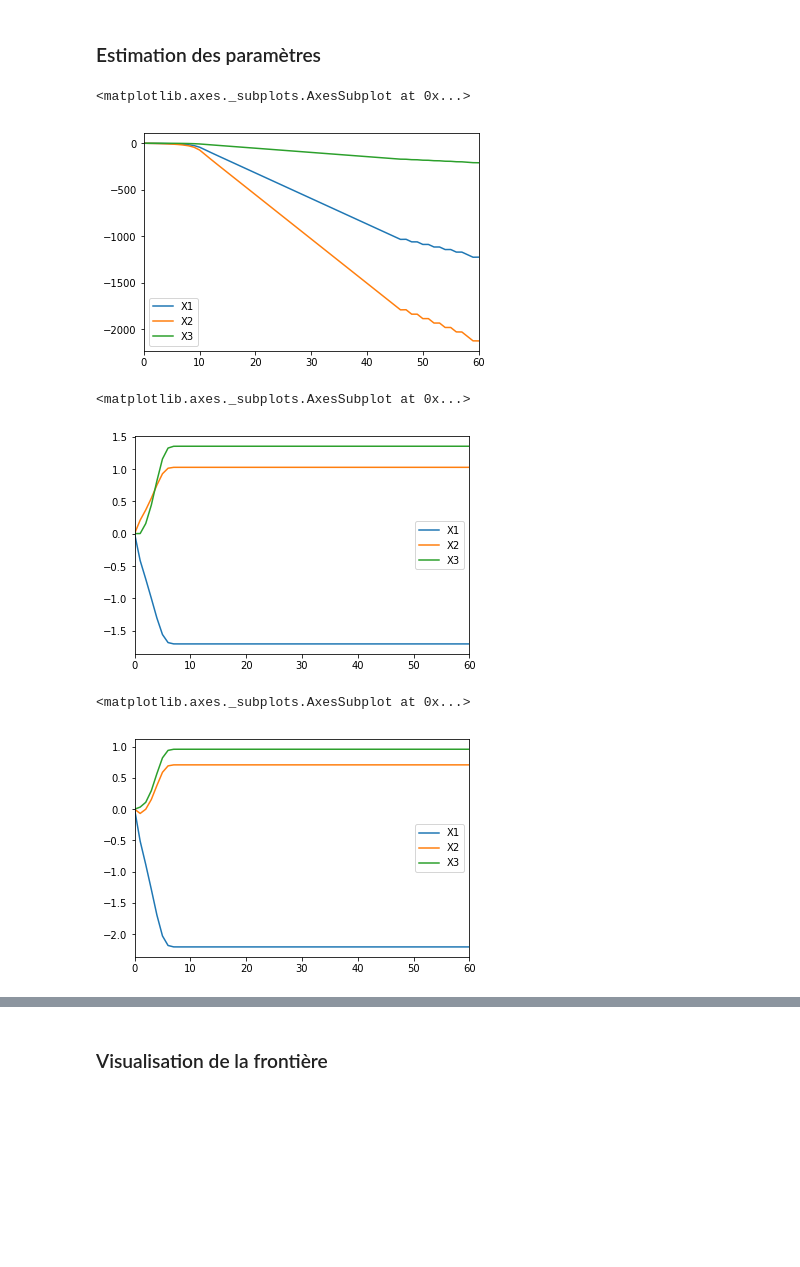
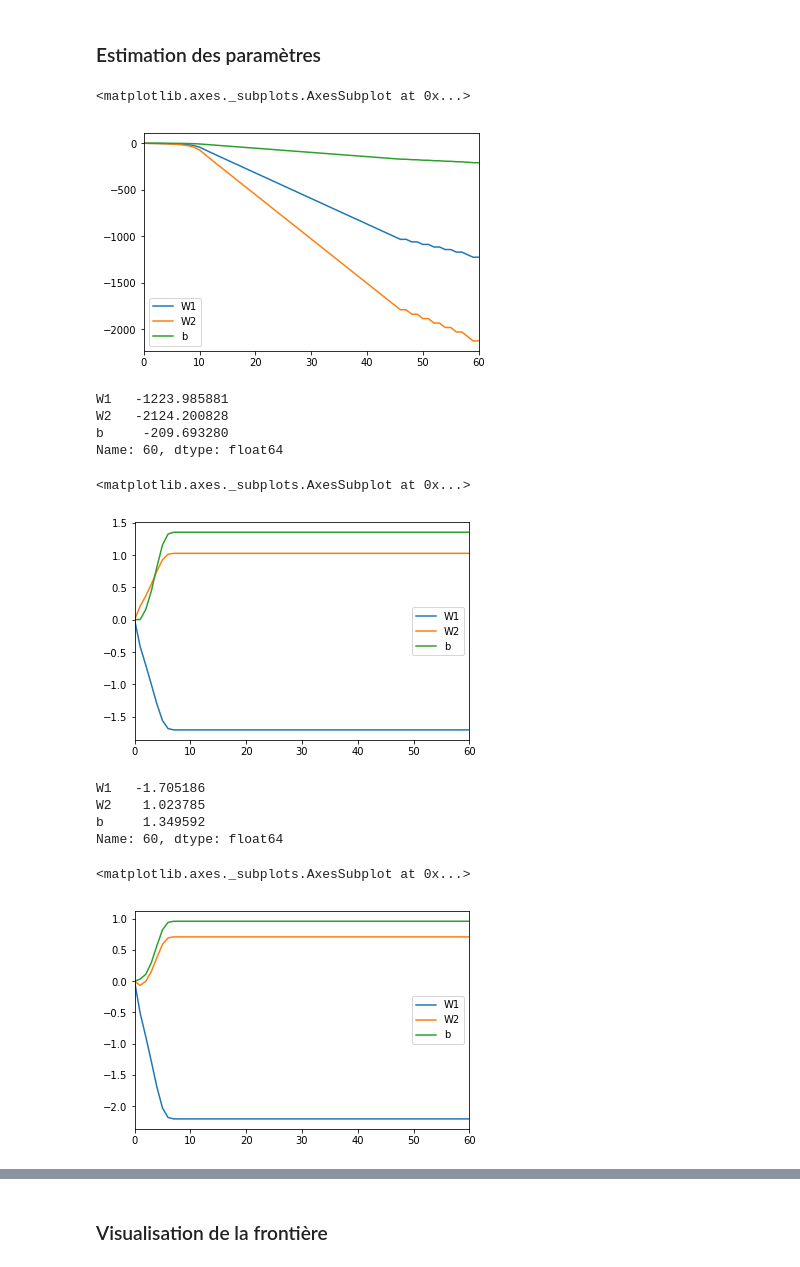
Before and after one commit to YoucefZemmouri/Graphical_Model_HMK1, a Jupyter notebook: Logistic_Regression.ipynb, the cells around one changed output, grey strips where cells are left out. Cells and saved outputs as stored; diff of their text form; code cells hidden in the pictures; blank space fills up the shorter version.

Commit message:
Graphic fixes

```diff
--- a/Logistic_Regression.ipynb
+++ b/Logistic_Regression.ipynb
@@ -47,22 +47,36 @@ def logistic_regression(X, y, max_iter, w_init):
 w_init = pd.Series([0,0,0], index = ["X1", "X2", "X3"])
 # %%
 w_t_A, w_A = logistic_regression(A_train[["X1","X2","X3"]], A_train.Y, 60, w_init)
-
+w_t_A.index = ["W1","W2","b"]
 w_t_A.T.plot()
 # %% [output]
 <matplotlib.axes._subplots.AxesSubplot at 0x...>
-[figure, old version]
+[figure, new version]
+# %%
+w_t_A[60]
+# %% [output]
+W1   -1223.985881
+W2   -2124.200828
+b     -209.693280
+Name: 60, dtype: float64
 # %%
 w_t_B, w_B = logistic_regression(B_train[["X1","X2","X3"]], B_train.Y, 60, w_init)
-
+w_t_B.index = ["W1","W2","b"]
 w_t_B.T.plot()
 # %% [output]
 <matplotlib.axes._subplots.AxesSubplot at 0x...>
-[figure, old version]
+[figure, new version]
+# %%
+w_t_B[60]
+# %% [output]
+W1   -1.705186
+W2    1.023785
+b     1.349592
+Name: 60, dtype: float64
 # %%
 w_t_C, w_C = logistic_regression(C_train[["X1","X2","X3"]], C_train.Y, 60, w_init)
-
+w_t_C.index = ["W1","W2","b"]
 w_t_C.T.plot()
 # %% [output]
 <matplotlib.axes._subplots.AxesSubplot at 0x...>
-[figure, old version]
+[figure, new version]
```
Also changed, not shown: parts of 1 cell of this notebook, 1 other file.
